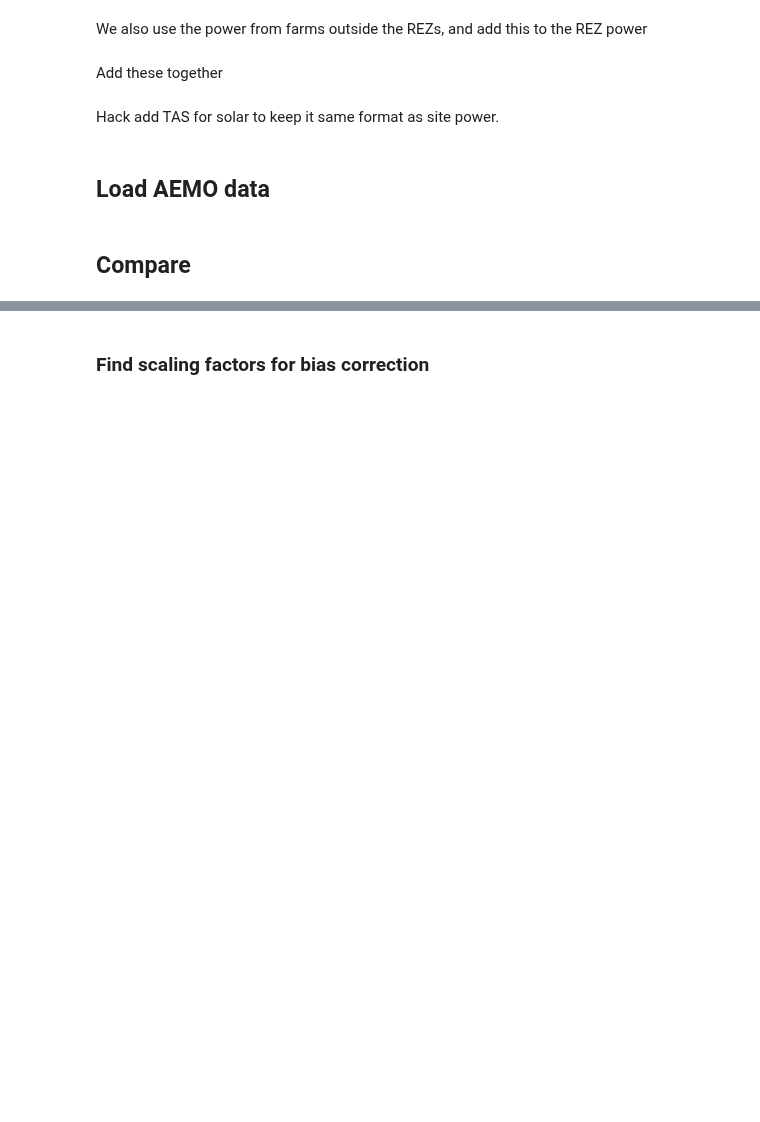
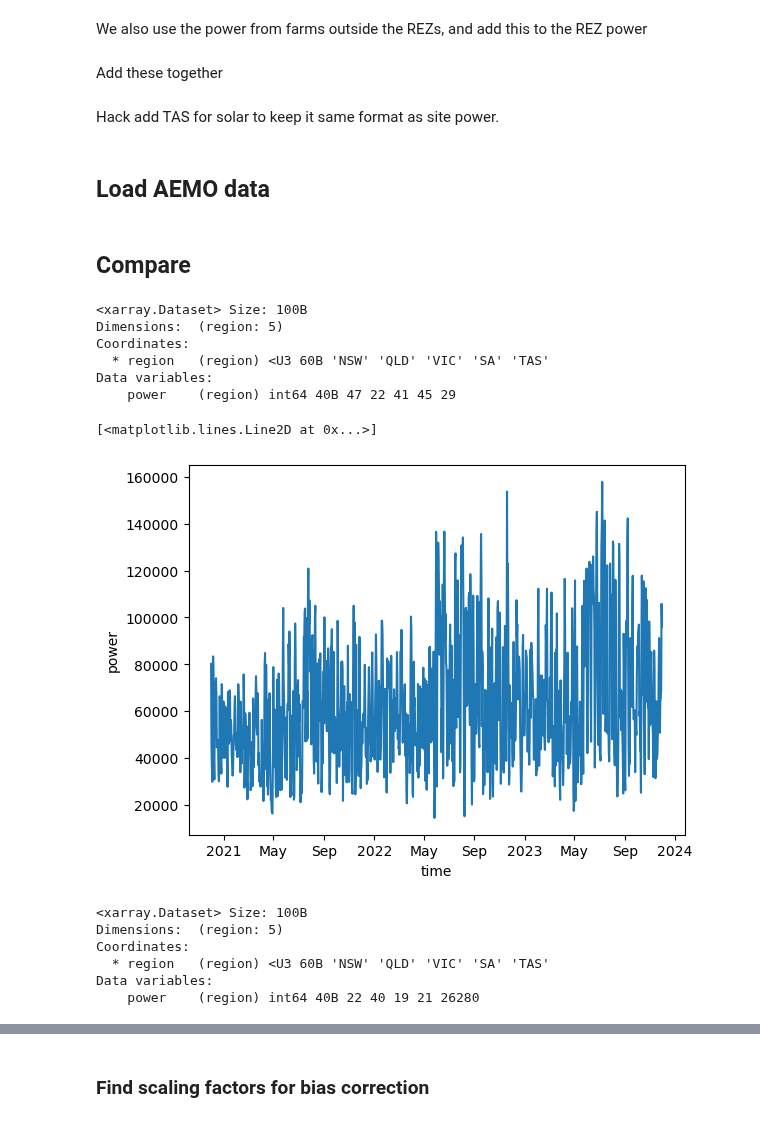
Before and after one commit to dougrichardson/power_models, a Jupyter notebook: 11_compare_power.ipynb, the cells around one changed output, grey strips where cells are left out. Saved outputs shown, nothing was run; the diff lists cells and outputs as text; code cells hidden in the pictures; blank space fills up the shorter version.

```diff
--- a/11_compare_power.ipynb
+++ b/11_compare_power.ipynb
@@ -150,0 +190,14 @@ aemo_solar = df_to_xarray(aemo_solar).compute()
+# %%
+aemo_wind_no_outliers.isnull().sum("time")
+# %% [output]
+<xarray.Dataset> Size: 100B
+Dimensions:  (region: 5)
+Coordinates:
+  * region   (region) <U3 60B 'NSW' 'QLD' 'VIC' 'SA' 'TAS'
+Data variables:
+    power    (region) int64 40B 47 22 41 45 29
+# %%
+aemo_wind_no_outliers.power.sum("region").resample(time="1D").sum().plot()
+# %% [output]
+[<matplotlib.lines.Line2D at 0x...>]
+[figure, added]
@@ -150,0 +213,9 @@ aemo_solar = df_to_xarray(aemo_solar).compute()
+# %%
+aemo_solar_no_outliers.isnull().sum("time")
+# %% [output]
+<xarray.Dataset> Size: 100B
+Dimensions:  (region: 5)
+Coordinates:
+  * region   (region) <U3 60B 'NSW' 'QLD' 'VIC' 'SA' 'TAS'
+Data variables:
+    power    (region) int64 40B 22 40 19 21 26280
```
Also changed, not shown: parts of 27 cells of this notebook.
